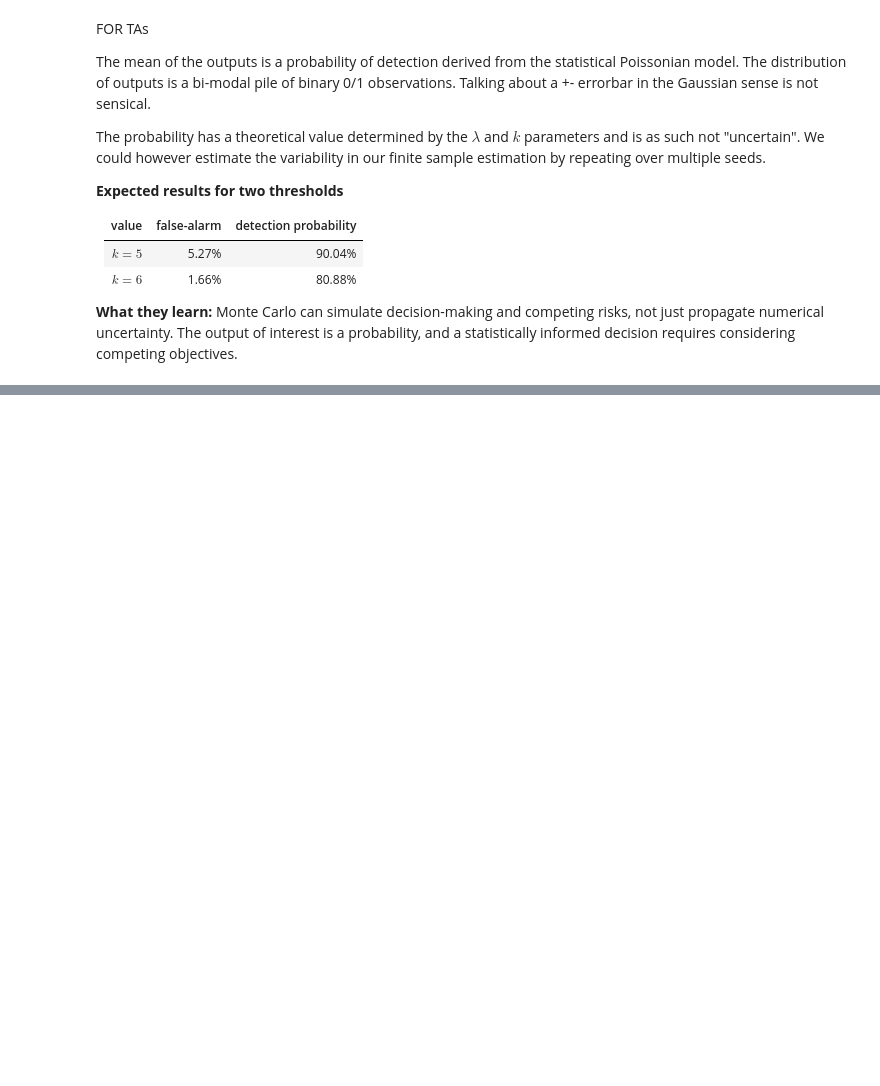
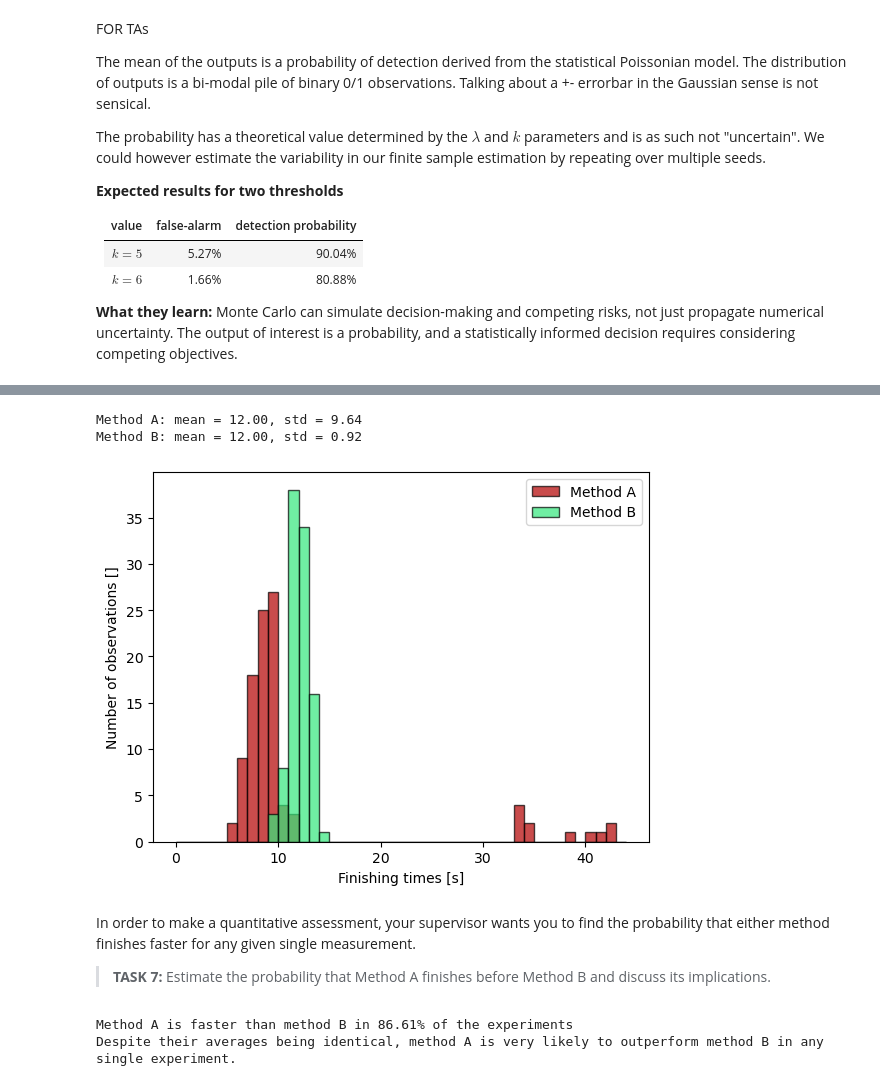
Before and after one commit to andreas-stillits/error-propagation, a Jupyter notebook: exercises.ipynb, the cells around one changed output, grey strips where cells are left out. Drawn from its saved outputs; the diff is of its cells as text; code cells hidden in the pictures; blank space fills up the shorter version.

```diff
--- a/exercises.ipynb
+++ b/exercises.ipynb
@@ -160,0 +170,51 @@ The probability has a theoretical value determined by the $\lambda$ and $k$ para
+# %%
+# your solution ...
+
+# FOR TAs
+import numpy as np
+import matplotlib.pyplot as plt
+
+data = np.loadtxt("./data/method_durations.txt", delimiter=",", skiprows=1)
+method_A = data[:, 0]
+method_B = data[:, 1]
+
+bins = np.arange(0, 45, 1).tolist()
+plt.hist(method_A, bins=bins, alpha=0.7, label="Method A", edgecolor='black', color="#B30000")
+plt.hist(method_B, bins=bins, alpha=0.7, label="Method B", edgecolor='black', color="#34E87C")
+plt.xlabel("Finishing times [s]")
+plt.ylabel("Number of observations []")
+plt.legend()
+
+
+print(f"Method A: mean = {np.mean(method_A):.2f}, std = {np.std(method_A):.2f}")
+print(f"Method B: mean = {np.mean(method_B):.2f}, std = {np.std(method_B):.2f}")
+# The two methods perform the same on average and would thus consume the same amount of time over many experiments.
+# However, method B has a much lower std deviation which could be preferable if consistency is important.
+# %% [output]
+Method A: mean = 12.00, std = 9.64
+Method B: mean = 12.00, std = 0.92
+[figure, added]
+# %% [markdown]
+In order to make a quantitative assessment, your supervisor wants you to find the probability that either method finishes faster for any given single measurement.
+
+> **TASK 7:** Estimate the probability that Method A finishes before Method B and discuss its implications.
+# %%
+# your solution ...
+
+# FOR TAs
+rng = np.random.default_rng(42)
+
+def comparison(value1: float, value2: float) -> int:
+    return int(value1 < value2)
+
+inputs = [
+    ("empirical", method_A),
+    ("empirical", method_B)
+]
+
+results = propagate(rng, comparison, inputs, n_samples=100_000)
+print(f"Method A is faster than method B in {100 * np.mean(results):.2f}% of the experiments")
+print("Despite their averages being identical, method A is very likely to outperform method B in any single experiment.")
+# %% [output]
+Method A is faster than method B in 86.61% of the experiments
+Despite their averages being identical, method A is very likely to outperform method B in any single experiment.
```
Also changed, not shown: parts of 13 cells of this notebook, 4 other files.
